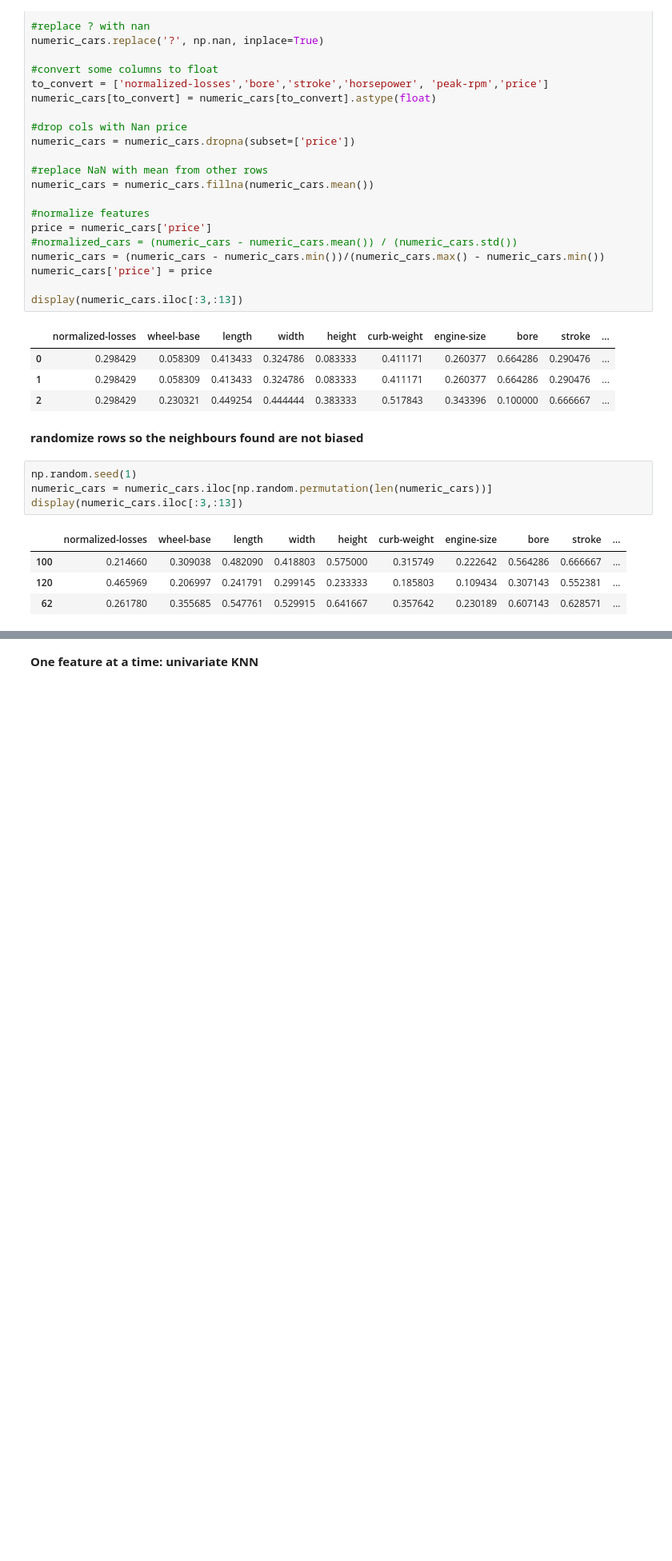
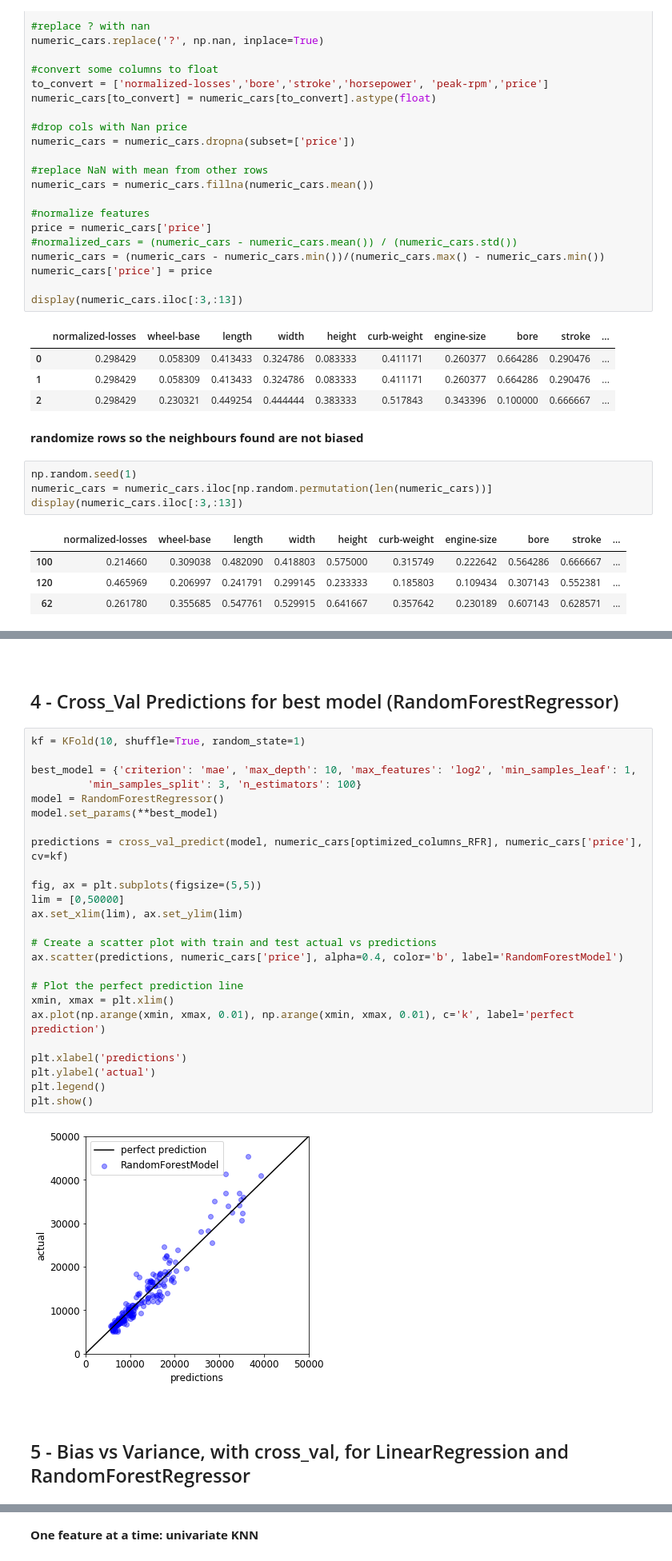
Before and after one commit to BrunoHenryCDMal/datascience.github.io, a Jupyter notebook: projects/Project_201_ML_KNN_LR_RandomForestRegressor__Predicting_Car_Prices.ipynb, the cells around one changed output, grey strips where cells are left out. Shown at 80% size. Cells and saved outputs as stored; diff of their text form; blank space fills up the shorter version.

```diff
--- a/projects/Project_201_ML_KNN_LR_RandomForestRegressor__Predicting_Car_Prices.ipynb
+++ b/projects/Project_201_ML_KNN_LR_RandomForestRegressor__Predicting_Car_Prices.ipynb
@@ -137,0 +297,35 @@ display(numeric_cars.iloc[:3,:13])
+# %% [markdown]
+<br>
+
+## 4 - Cross_Val Predictions for best model (RandomForestRegressor)
+# %%
+kf = KFold(10, shuffle=True, random_state=1)
+
+best_model = {'criterion': 'mae', 'max_depth': 10, 'max_features': 'log2', 'min_samples_leaf': 1,
+         'min_samples_split': 3, 'n_estimators': 100}
+model = RandomForestRegressor()
+model.set_params(**best_model)
+
+predictions = cross_val_predict(model, numeric_cars[optimized_columns_RFR], numeric_cars['price'], cv=kf)
+
+fig, ax = plt.subplots(figsize=(5,5))
+lim = [0,50000]
+ax.set_xlim(lim), ax.set_ylim(lim)
+
+# Create a scatter plot with train and test actual vs predictions
+ax.scatter(predictions, numeric_cars['price'], alpha=0.4, color='b', label='RandomForestModel')
+
+# Plot the perfect prediction line
+xmin, xmax = plt.xlim()
+ax.plot(np.arange(xmin, xmax, 0.01), np.arange(xmin, xmax, 0.01), c='k', label='perfect prediction')
+
+plt.xlabel('predictions')
+plt.ylabel('actual')
+plt.legend()
+plt.show()
+# %% [output]
+[figure, added]
+# %% [markdown]
+<br>
+
+## 5 - Bias vs Variance, with cross_val, for LinearRegression and RandomForestRegressor
```
Also changed, not shown: parts of 49 cells of this notebook, 1 other file.
